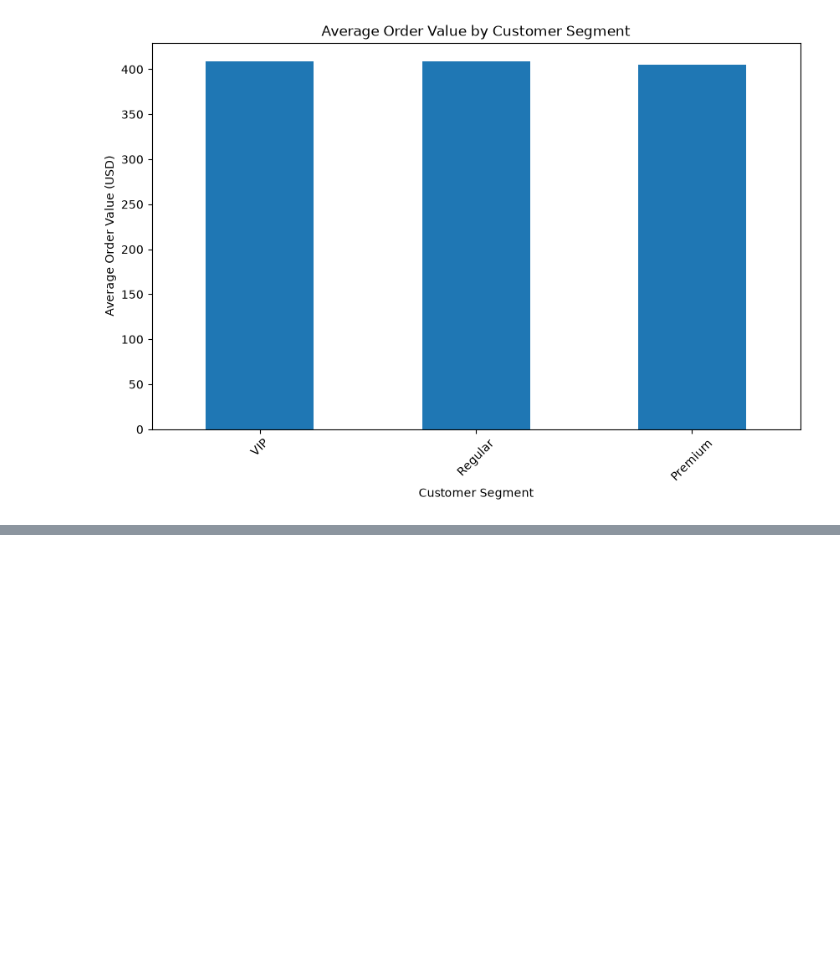
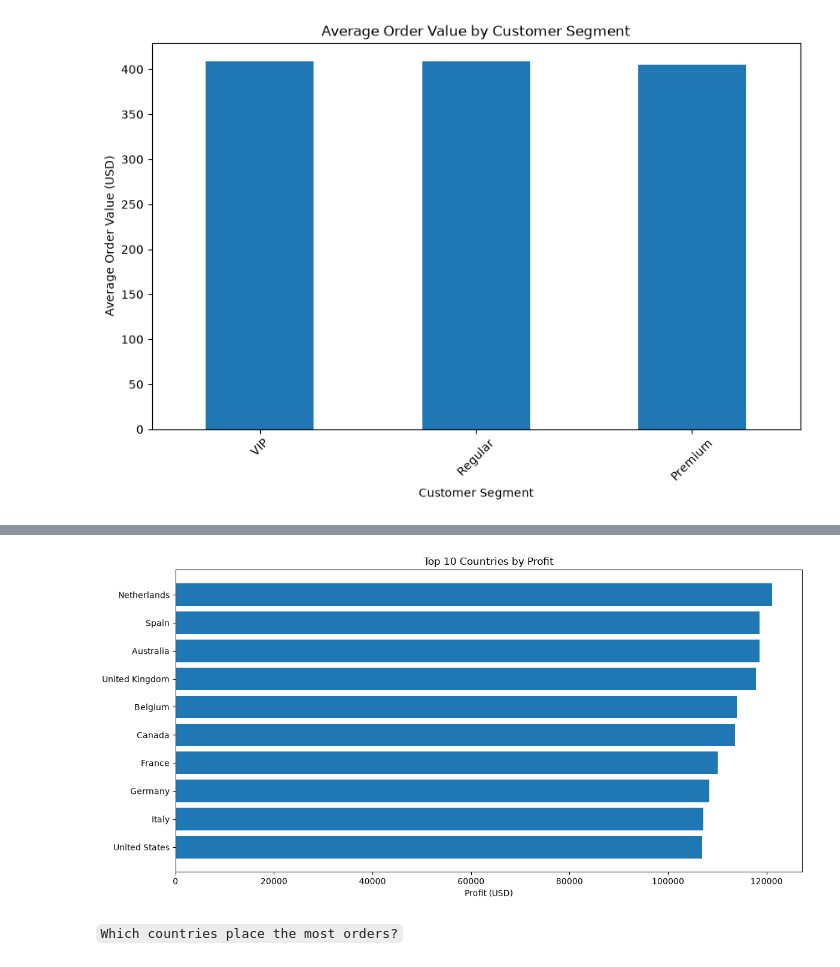
Before and after one commit to Suman-byte8/global-e-commerce-dataset-1M-records-2024-2026-analysis, a Jupyter notebook: notebooks/02_Exploratory_Data_Analysis.ipynb, the cells around one changed output, grey strips where cells are left out. Drawn from its saved outputs; the diff is of its cells as text; code cells hidden in the pictures; blank space fills up the shorter version.

````diff
--- a/notebooks/02_Exploratory_Data_Analysis.ipynb
+++ b/notebooks/02_Exploratory_Data_Analysis.ipynb
@@ -1387,0 +1452,9 @@ plt.show()
+# %%
+country_profit = (
+    completed_orders
+    .groupby("country")["profit_usd"]
+    .sum()
+    .sort_values(ascending=False)
+)
+
+country_profit
@@ -1387,0 +1474,19 @@ plt.show()
+# %%
+top10_country_profit = country_profit.head(10)
+
+plt.figure(figsize=(12,6))
+
+plt.barh(
+    top10_country_profit.index[::-1],
+    top10_country_profit.values[::-1]
+)
+
+plt.title("Top 10 Countries by Profit")
+plt.xlabel("Profit (USD)")
+plt.tight_layout()
+plt.savefig("../images/top10_country_profit.png")
+plt.show()
+# %% [output]
+[figure, added]
+# %% [markdown]
+```Which countries place the most orders?```
````
Also changed, not shown: parts of 24 cells of this notebook, 7 other files.
